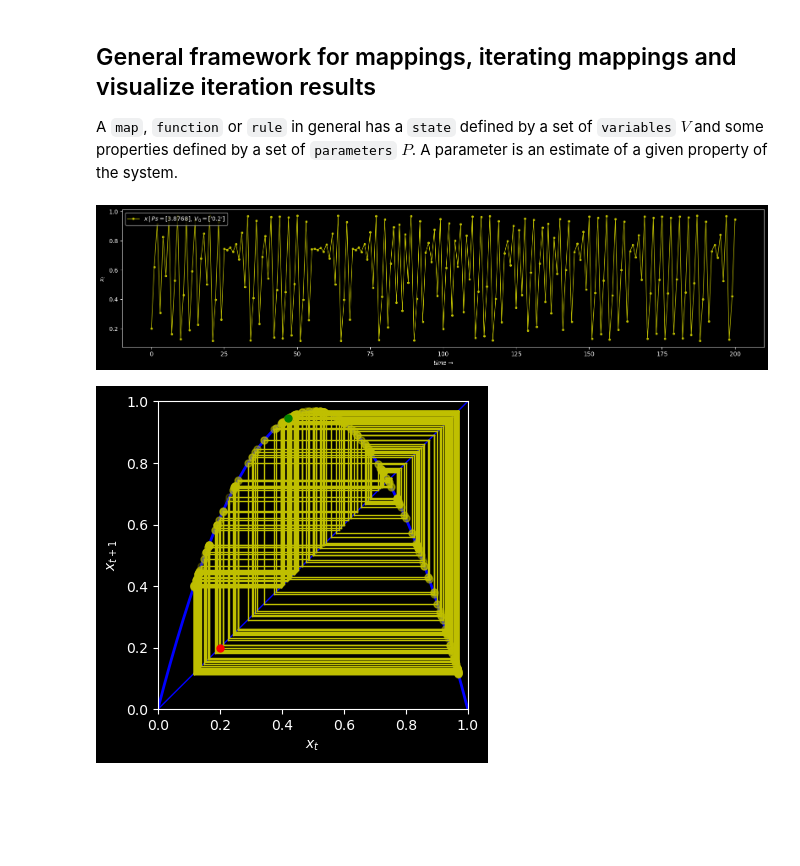
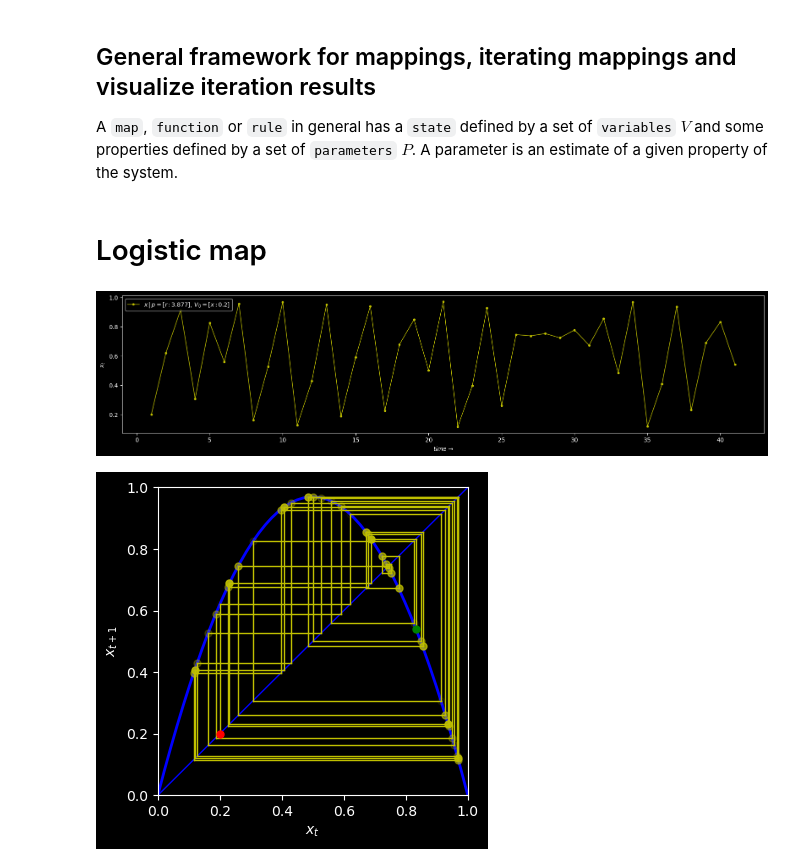
Before and after one commit to bartmarseille/iterative-maps, a Jupyter notebook: map-iterate-plot-framework.ipynb, the cells around one changed output. Saved outputs shown, nothing was run; the diff lists cells and outputs as text; code cells hidden in the pictures; blank space fills up the shorter version.

```diff
--- a/map-iterate-plot-framework.ipynb
+++ b/map-iterate-plot-framework.ipynb
@@ -215,16 +150,16 @@ def plot_cobweb(map, Is, P, ax=None):
+# %% [markdown]
+# Logistic map
 # %%
-r = 3.8768
+p={'r': 3.8768}
+
 x0 = 0.2
+v={'x':x0}
 
-P = [r]
-V = [x0]
-
-Is = iterate(logistic_map, Ps=[P], Vs=[V], n=200)
-
-plot_iterations(Is)
+v_hat = iterate(logistic_map, p, v, n=41)
+plot_iterations(p, v=v_hat)
 # %% [output]
-[figure, old version]
+[figure, new version]
 # %%
-plot_cobweb(logistic_map, Is, P)
+plot_cobweb(logistic_map, p, v_hat)
 # %% [output]
-[figure, old version]
+[figure, new version]
```
Also changed, not shown: parts of 6 cells of this notebook, 3 other files.
